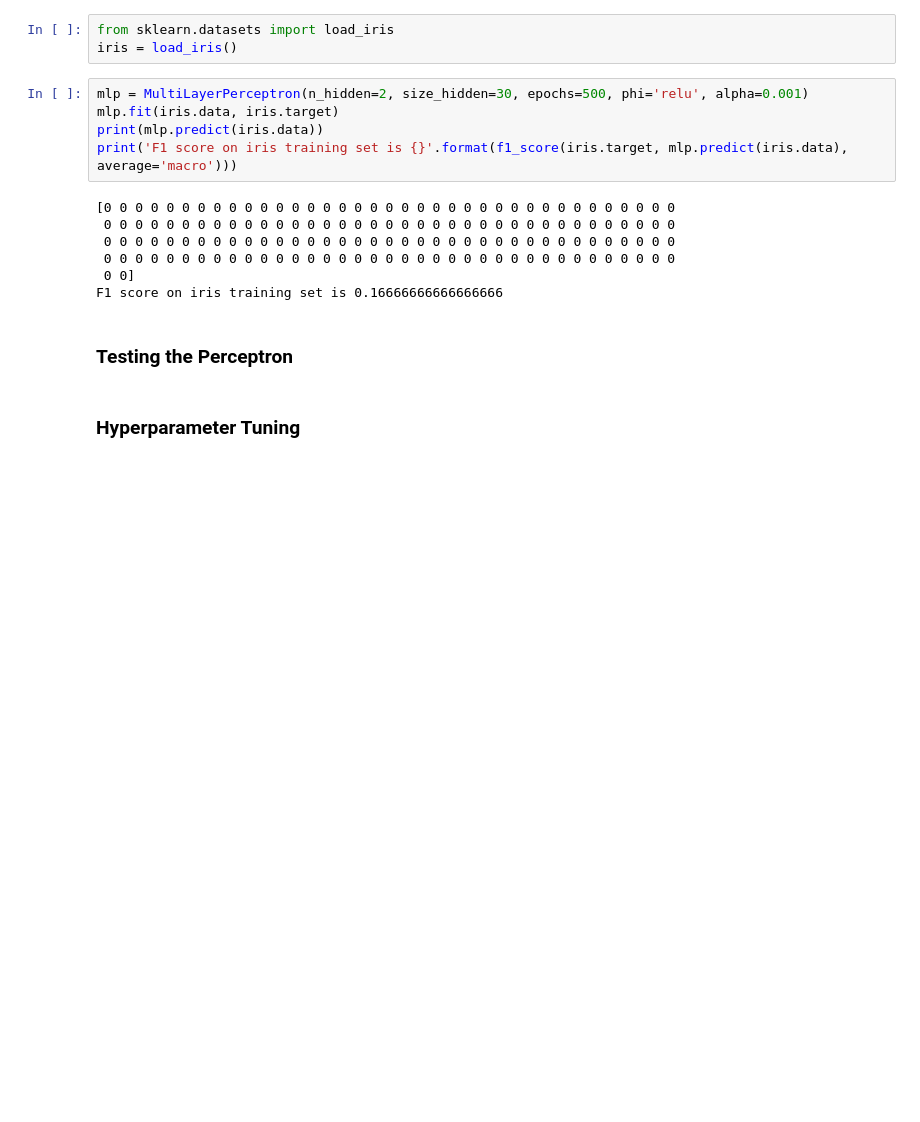
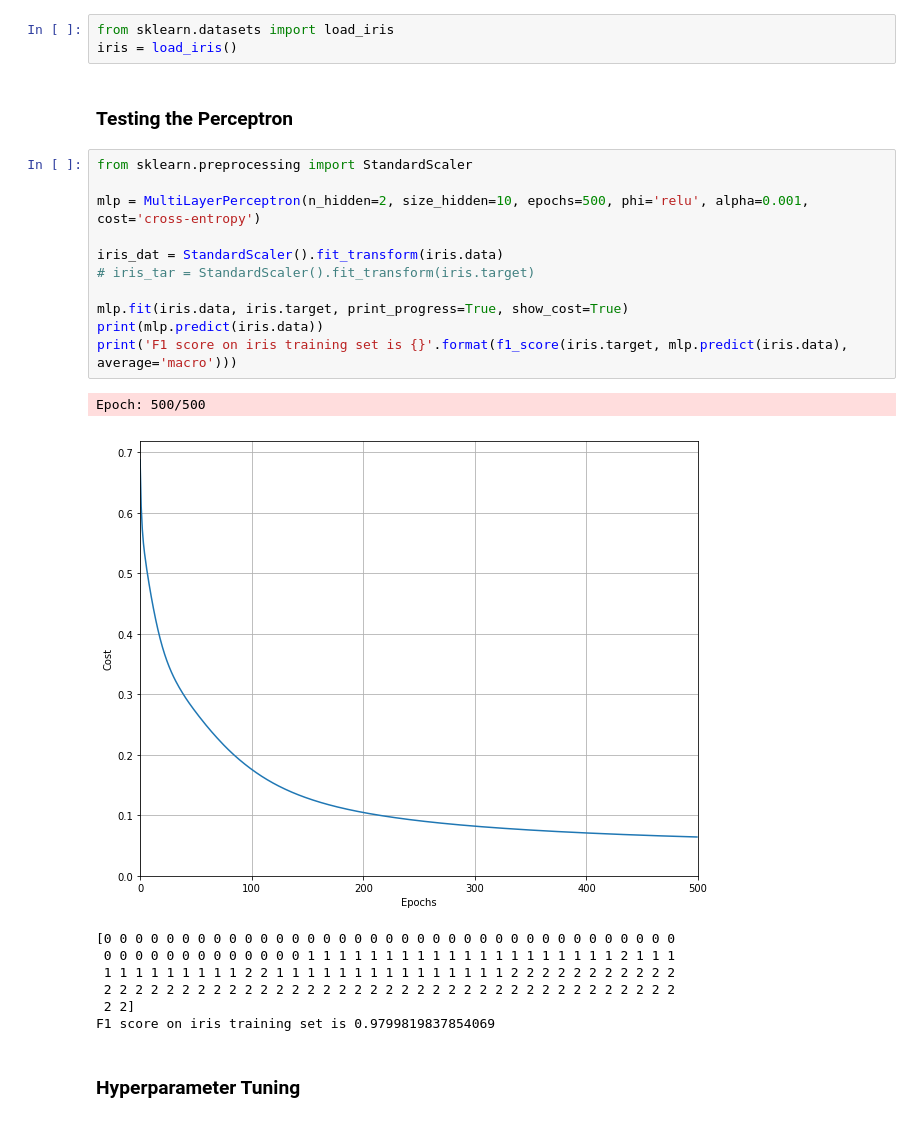
Before and after one commit to ariakoehler/evaluation-and-mlp, a Jupyter notebook: notebooks/cover-type.ipynb, the cells around one changed output. Drawn from its saved outputs; the diff is of its cells as text; blank space fills up the shorter version.

```diff
--- a/notebooks/cover-type.ipynb
+++ b/notebooks/cover-type.ipynb
@@ -405,20 +476,28 @@ class MultiLayerPerceptron:
 # %%
 from sklearn.datasets import load_iris
 iris = load_iris()
-# %%
-mlp = MultiLayerPerceptron(n_hidden=2, size_hidden=30, epochs=500, phi='relu', alpha=0.001)
-mlp.fit(iris.data, iris.target)
-print(mlp.predict(iris.data))
-print('F1 score on iris training set is {}'.format(f1_score(iris.target, mlp.predict(iris.data), average='macro')))
-# %% [output]
-[0 0 0 0 0 0 0 0 0 0 0 0 0 0 0 0 0 0 0 0 0 0 0 0 0 0 0 0 0 0 0 0 0 0 0 0 0
- 0 0 0 0 0 0 0 0 0 0 0 0 0 0 0 0 0 0 0 0 0 0 0 0 0 0 0 0 0 0 0 0 0 0 0 0 0
- 0 0 0 0 0 0 0 0 0 0 0 0 0 0 0 0 0 0 0 0 0 0 0 0 0 0 0 0 0 0 0 0 0 0 0 0 0
- 0 0 0 0 0 0 0 0 0 0 0 0 0 0 0 0 0 0 0 0 0 0 0 0 0 0 0 0 0 0 0 0 0 0 0 0 0
- 0 0]
-F1 score on iris training set is 0.16666666666666666
 # %% [markdown]
 ### Testing the Perceptron
+# %%
+from sklearn.preprocessing import StandardScaler
+
+mlp = MultiLayerPerceptron(n_hidden=2, size_hidden=10, epochs=500, phi='relu', alpha=0.001, cost='cross-entropy')
+
+iris_dat = StandardScaler().fit_transform(iris.data)
+# iris_tar = StandardScaler().fit_transform(iris.target)
+
+mlp.fit(iris.data, iris.target, print_progress=True, show_cost=True)
+print(mlp.predict(iris.data))
+print('F1 score on iris training set is {}'.format(f1_score(iris.target, mlp.predict(iris.data), average='macro')))
+# %% [output]
+Epoch: 500/500
+[figure, added]
+[0 0 0 0 0 0 0 0 0 0 0 0 0 0 0 0 0 0 0 0 0 0 0 0 0 0 0 0 0 0 0 0 0 0 0 0 0
+ 0 0 0 0 0 0 0 0 0 0 0 0 0 1 1 1 1 1 1 1 1 1 1 1 1 1 1 1 1 1 1 1 1 2 1 1 1
+ 1 1 1 1 1 1 1 1 1 2 2 1 1 1 1 1 1 1 1 1 1 1 1 1 1 1 2 2 2 2 2 2 2 2 2 2 2
+ 2 2 2 2 2 2 2 2 2 2 2 2 2 2 2 2 2 2 2 2 2 2 2 2 2 2 2 2 2 2 2 2 2 2 2 2 2
+ 2 2]
+F1 score on iris training set is 0.9799819837854069
 # %% [markdown]
 ### Hyperparameter Tuning
 # %% [markdown]
```
Also changed, not shown: parts of 4 cells of this notebook.
